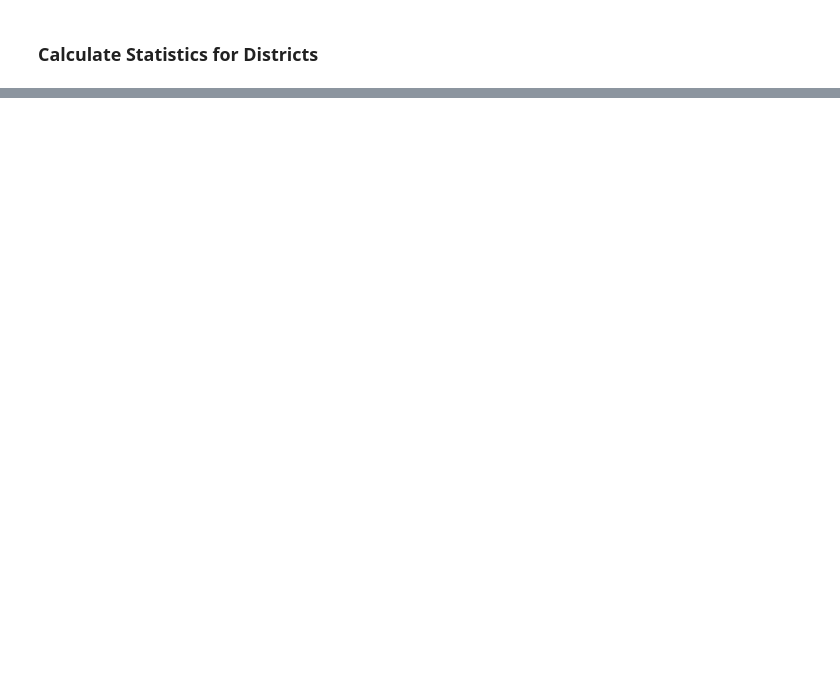
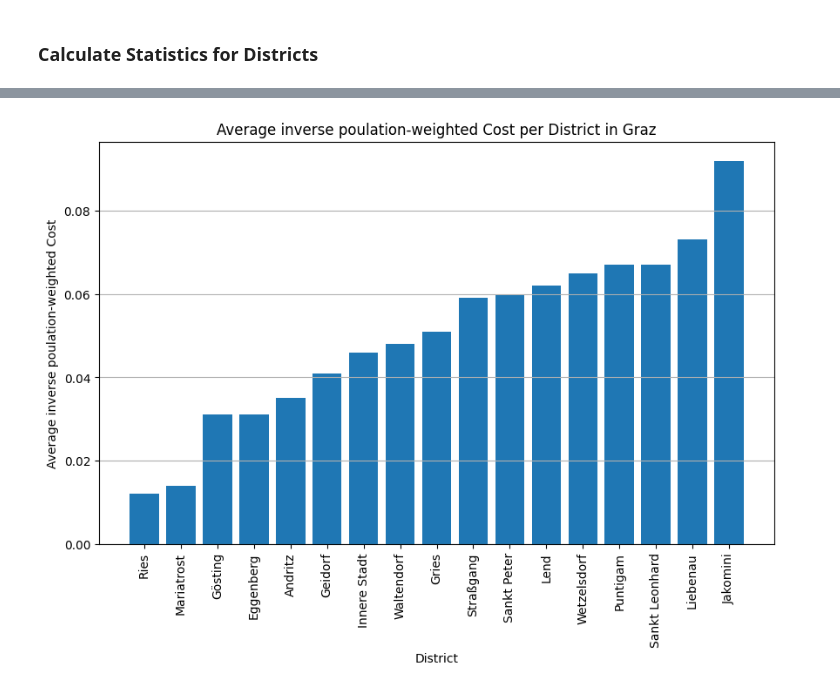
Before and after one commit to j-breitler/GIS_2_Final_G4, a Jupyter notebook: G4_Final_Project.ipynb, the cells around one changed output, grey strips where cells are left out. Saved outputs shown, nothing was run; the diff lists cells and outputs as text; code cells hidden in the pictures; blank space fills up the shorter version.

```diff
--- a/G4_Final_Project.ipynb
+++ b/G4_Final_Project.ipynb
@@ -859,11 +1048,15 @@ district_map
 # %%
 #plot statistics as bar chart with vertical labels
-district_pop_weights = district_pop_weights.sort_values('value', ascending=True).reset_index(drop=True)
+district_pop_weights = district_pop_weights.sort_values('value', ascending=False).reset_index(drop=True)
+district_pop_weights['inv_value']=1-district_pop_weights['value']
 
 plt.figure(figsize=(10,6))
-plt.bar(district_pop_weights['name'], district_pop_weights['value'])
+plt.bar(district_pop_weights['name'], district_pop_weights['inv_value'])
 plt.xlabel('District')
-plt.ylabel('Average Population Weighted Cost')
-plt.title('Average Population Weighted Cost per District in Graz')
+plt.ylabel('Average inverse poulation-weighted Cost')
+plt.grid(axis='y')
+plt.title('Average inverse poulation-weighted Cost per District in Graz')
 plt.xticks(rotation=90)
 plt.show()
+# %% [output]
+[figure, added]
```
Also changed, not shown: parts of 27 cells of this notebook.
